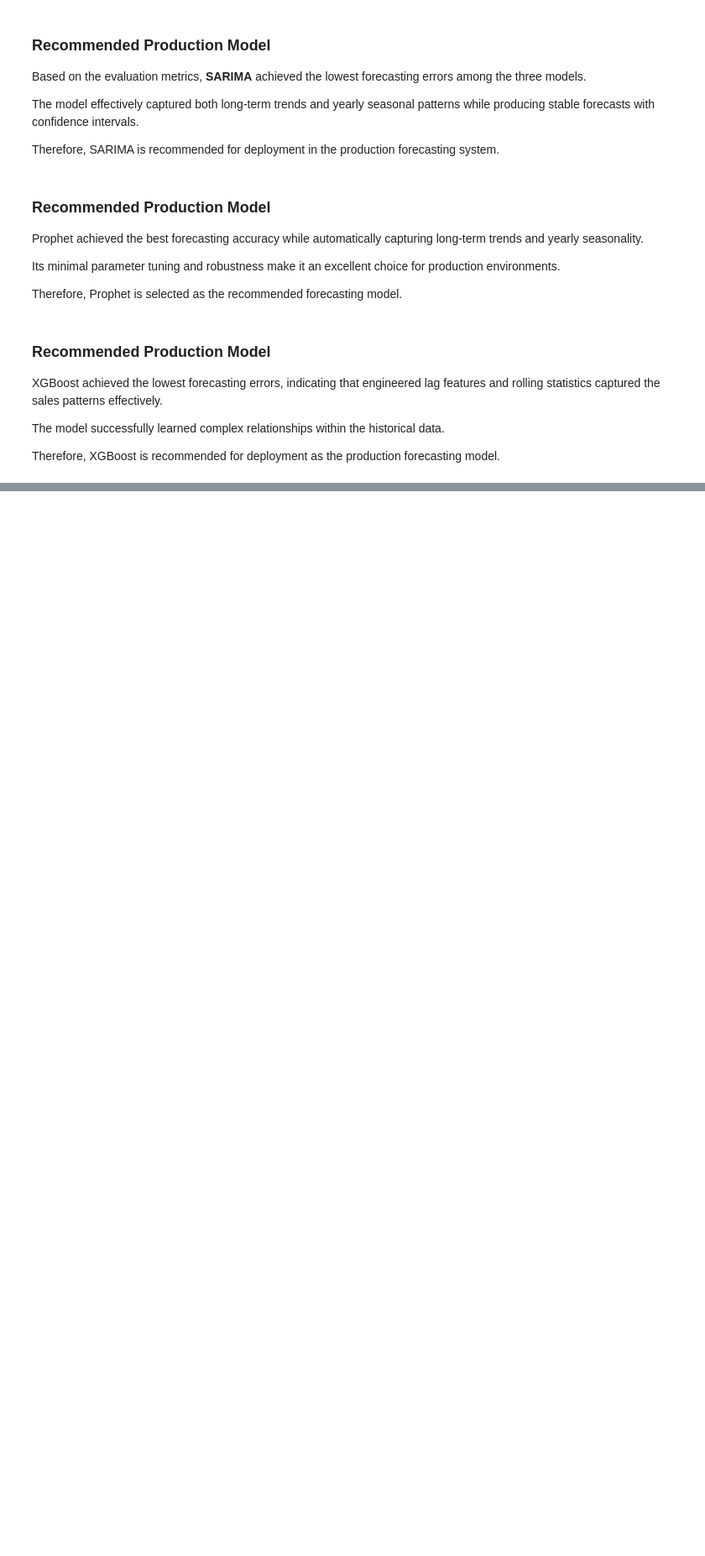
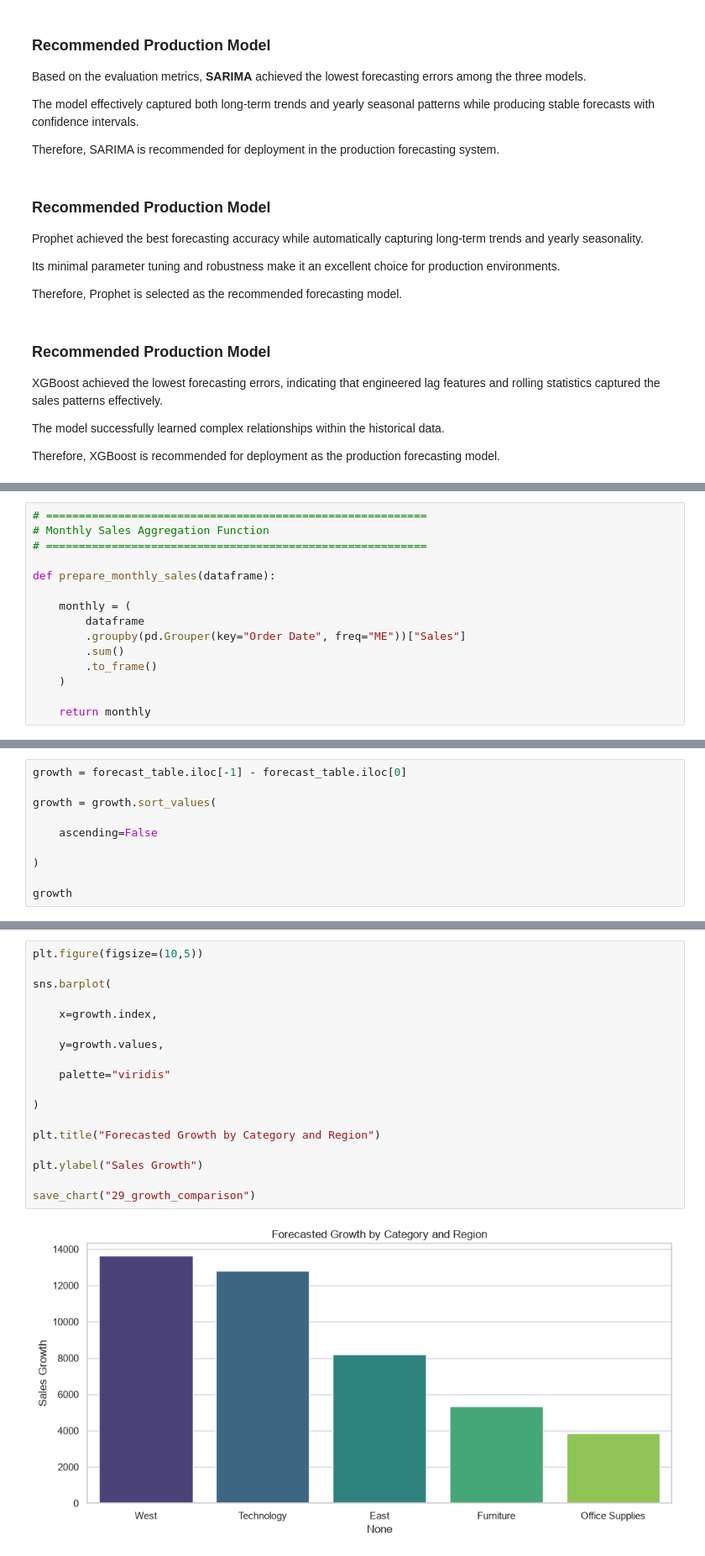
Before and after one commit to Divesh455/XYlofy_AI_Internship, a Jupyter notebook: SalesForecasting_DiveshMatkar/Notebooks/analysis.ipynb, the cells around one changed output, grey strips where cells are left out. Shown at 84% size. Drawn from its saved outputs; the diff is of its cells as text; blank space fills up the shorter version.

```diff
--- a/SalesForecasting_DiveshMatkar/Notebooks/analysis.ipynb
+++ b/SalesForecasting_DiveshMatkar/Notebooks/analysis.ipynb
@@ -1707,0 +1724,15 @@ Therefore, XGBoost is recommended for deployment as the production forecasting m
+# %%
+# ==========================================================
+# Monthly Sales Aggregation Function
+# ==========================================================
+
+def prepare_monthly_sales(dataframe):
+
+    monthly = (
+        dataframe
+        .groupby(pd.Grouper(key="Order Date", freq="ME"))["Sales"]
+        .sum()
+        .to_frame()
+    )
+
+    return monthly
@@ -1707,0 +2040,10 @@ Therefore, XGBoost is recommended for deployment as the production forecasting m
+# %%
+growth = forecast_table.iloc[-1] - forecast_table.iloc[0]
+
+growth = growth.sort_values(
+
+    ascending=False
+
+)
+
+growth
@@ -1707,0 +2057,20 @@ Therefore, XGBoost is recommended for deployment as the production forecasting m
+# %%
+plt.figure(figsize=(10,5))
+
+sns.barplot(
+
+    x=growth.index,
+
+    y=growth.values,
+
+    palette="viridis"
+
+)
+
+plt.title("Forecasted Growth by Category and Region")
+
+plt.ylabel("Sales Growth")
+
+save_chart("29_growth_comparison")
+# %% [output]
+[figure, added]
```
Also changed, not shown: parts of 36 cells of this notebook, 11 other files.
